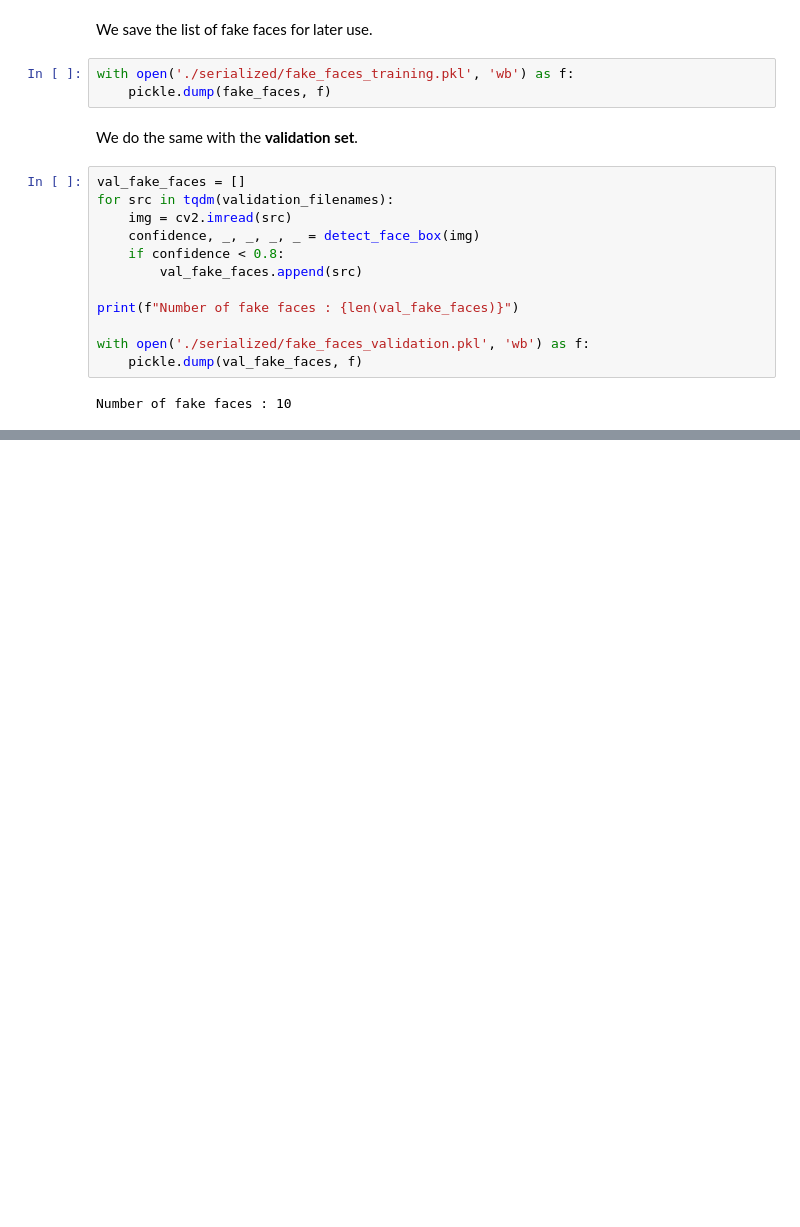
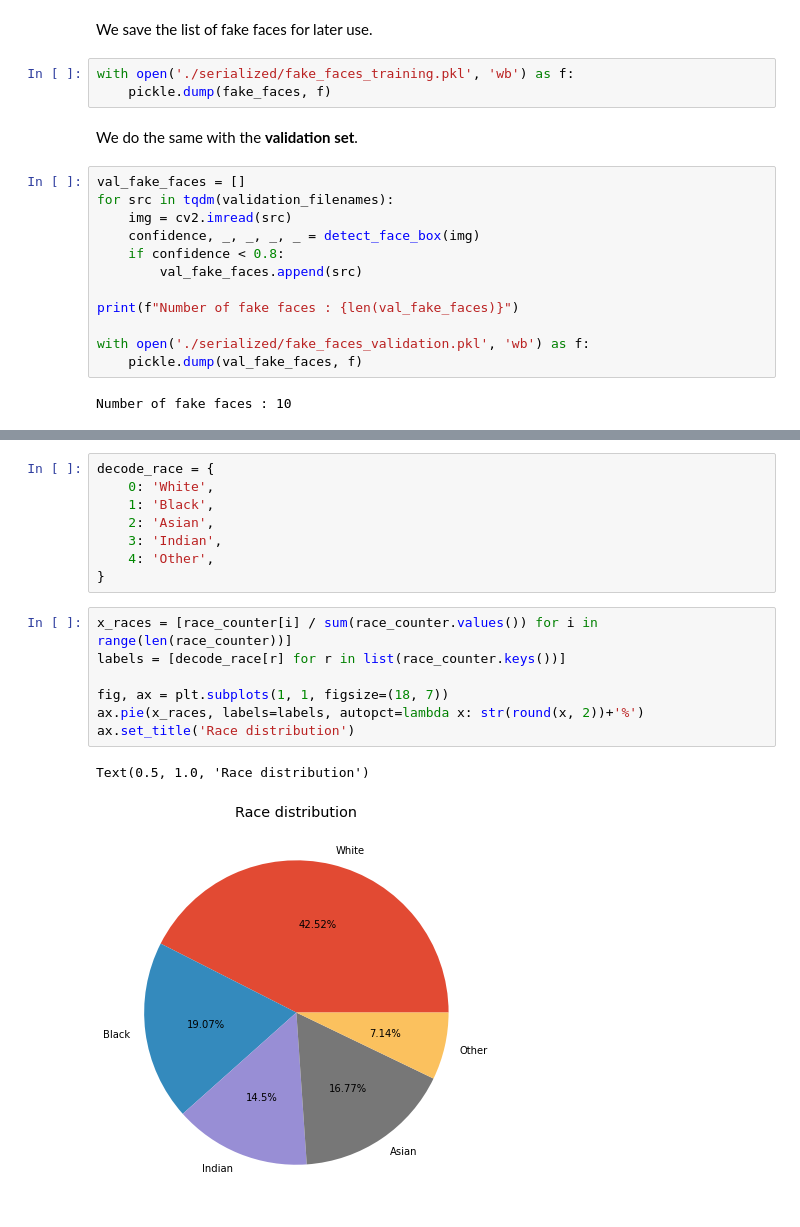
Before and after one commit to vesran/Facetection, a Jupyter notebook: 00_EDA.ipynb, the cells around one changed output, grey strips where cells are left out. Saved outputs shown, nothing was run; the diff lists cells and outputs as text; blank space fills up the shorter version.

```diff
--- a/00_EDA.ipynb
+++ b/00_EDA.ipynb
@@ -118,0 +187,18 @@ Number of fake faces : 10
+# %%
+decode_race = {
+    0: 'White',
+    1: 'Black',
+    2: 'Asian',
+    3: 'Indian',
+    4: 'Other',
+}
+# %%
+x_races = [race_counter[i] / sum(race_counter.values()) for i in range(len(race_counter))]
+labels = [decode_race[r] for r in list(race_counter.keys())]
+
+fig, ax = plt.subplots(1, 1, figsize=(18, 7))
+ax.pie(x_races, labels=labels, autopct=lambda x: str(round(x, 2))+'%')
+ax.set_title('Race distribution')
+# %% [output]
+Text(0.5, 1.0, 'Race distribution')
+[figure, added]
```
Also changed, not shown: parts of 13 cells of this notebook.
